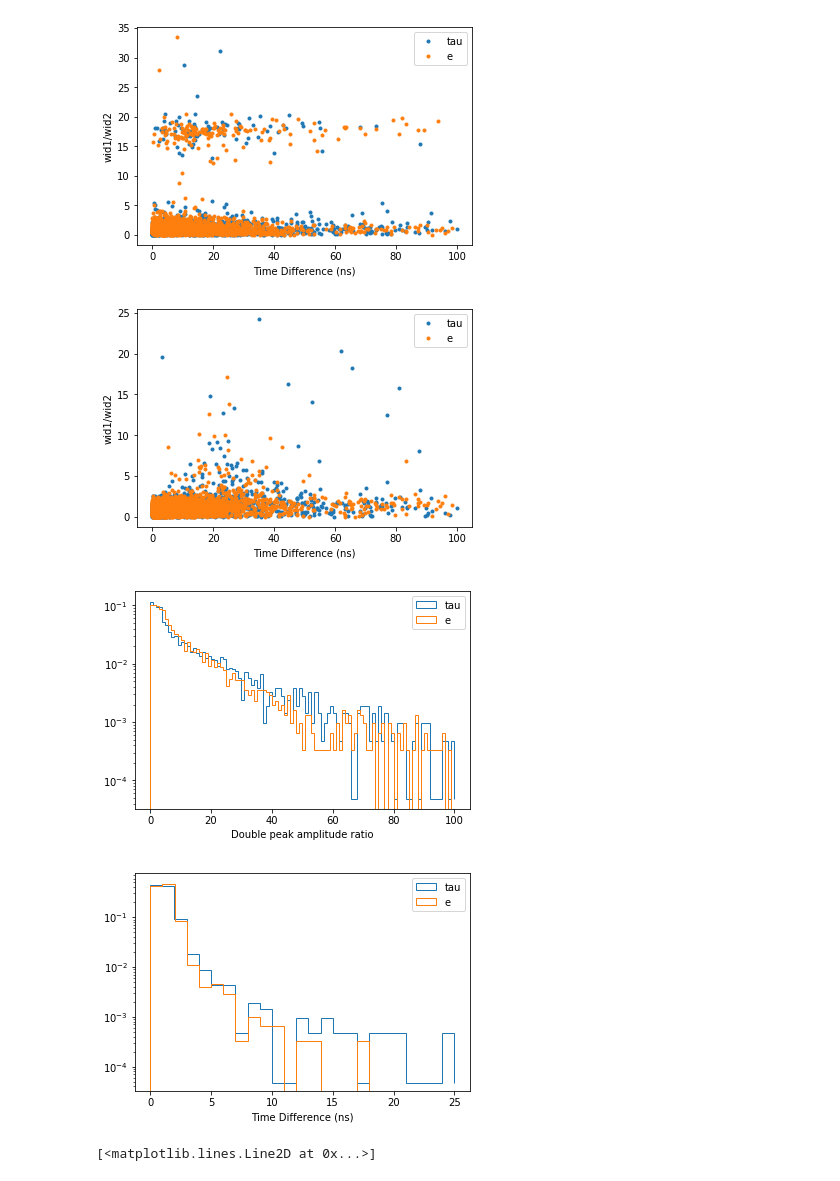
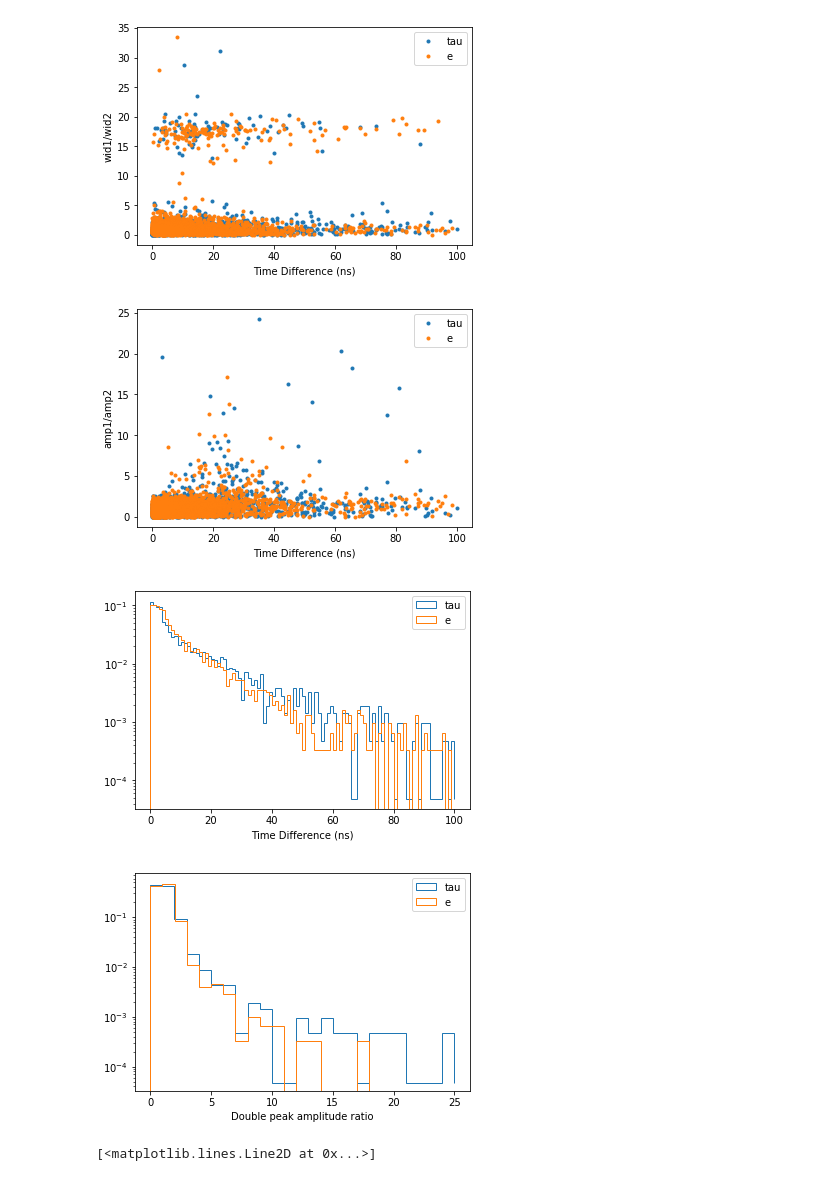
Before and after one commit to ka-til/P-ONE_NuTau, a Jupyter notebook: BiGauss/timeDiff_pvalue/Distrbutions.ipynb, the cells around one changed output. Drawn from its saved outputs; the diff is of its cells as text; code cells hidden in the pictures.

```diff
--- a/BiGauss/timeDiff_pvalue/Distrbutions.ipynb
+++ b/BiGauss/timeDiff_pvalue/Distrbutions.ipynb
@@ -46,37 +46,37 @@ plt.savefig('timediffVSwid.pdf', dpi = 200)
 # %%
 tau_timeDiff = np.loadtxt('20200728_timeDifference_tau.csv')
 e_timeDiff = np.loadtxt('20200728_timeDifference_e.csv')
 e_amp1_amp2 = np.loadtxt('20200728_amp1_amp2_e.csv')
 tau_amp1_amp2 = np.loadtxt('20200728_amp1_amp2_tau.csv')
 
 plt.plot(abs(tau_timeDiff), abs(np.log(tau_amp1_amp2)), '.', label = 'tau')
 plt.plot(abs(e_timeDiff), abs(np.log(e_amp1_amp2)), '.', label = 'e')
 plt.legend()
 plt.xlabel('Time Difference (ns)')
-plt.ylabel('wid1/wid2')
+plt.ylabel('amp1/amp2')
 plt.savefig('timediffVSamp.pdf', dpi = 200)
 # %% [output]
-[figure, old version]
+[figure, new version]
 # %%
 bins_tau = np.arange(min(abs(tau_timeDiff)), max(abs(tau_timeDiff))+1, 1)
 bins_e = np.arange(min(abs(e_timeDiff)), max(abs(e_timeDiff))+1, 1)
 plt.hist(abs(tau_timeDiff), bins = bins_tau, histtype='step', log=True, normed=True, label='tau')
 plt.hist(abs(e_timeDiff), bins = bins_e, histtype='step', log=True, normed=True, label='e')
 plt.legend()
-plt.xlabel('Double peak amplitude ratio')
+plt.xlabel('Time Difference (ns)')
 plt.savefig('timediffHist.pdf', dpi=200)
 # %% [output]
-[figure, old version]
+[figure, new version]
 # %%
 bins_tau = np.arange(min(abs(np.log(tau_amp1_amp2))), max(abs(np.log(tau_amp1_amp2)))+1, 1)
 bins_e = np.arange(min(abs(np.log(e_amp1_amp2))), max(abs(np.log(e_amp1_amp2)))+1, 1)
 plt.hist(abs(np.log(tau_amp1_amp2)), bins = bins_tau, histtype='step', log=True, normed=True, label='tau')
 plt.hist(abs(np.log(e_amp1_amp2)), bins = bins_e, histtype='step', log=True, normed=True, label='e')
 plt.legend()
-plt.xlabel('Time Difference (ns)')
+plt.xlabel('Double peak amplitude ratio')
 plt.savefig('amp_ratio.pdf', dpi=200)
 # %% [output]
-[figure, old version]
+[figure, new version]
 # %%
 tau_timeDiff = np.loadtxt('20200728_timeDifference_tau.csv')
 e_timeDiff = np.loadtxt('20200728_timeDifference_e.csv')
```
Also changed, not shown: 1 other file.
